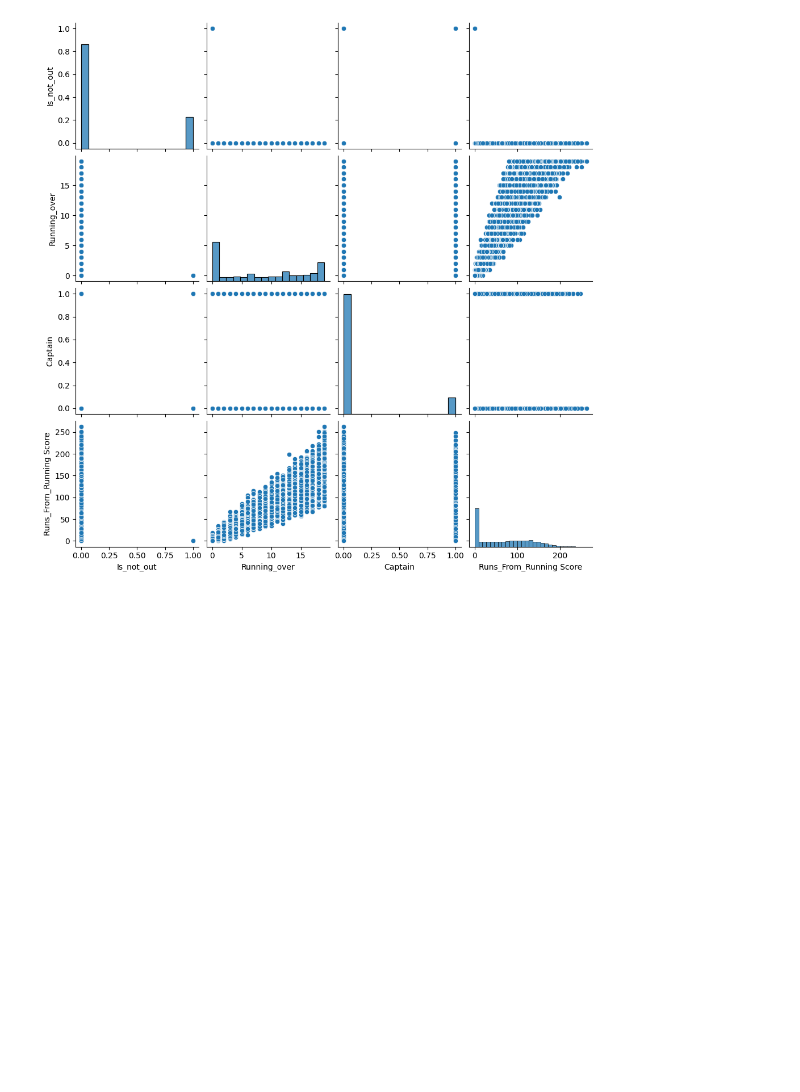
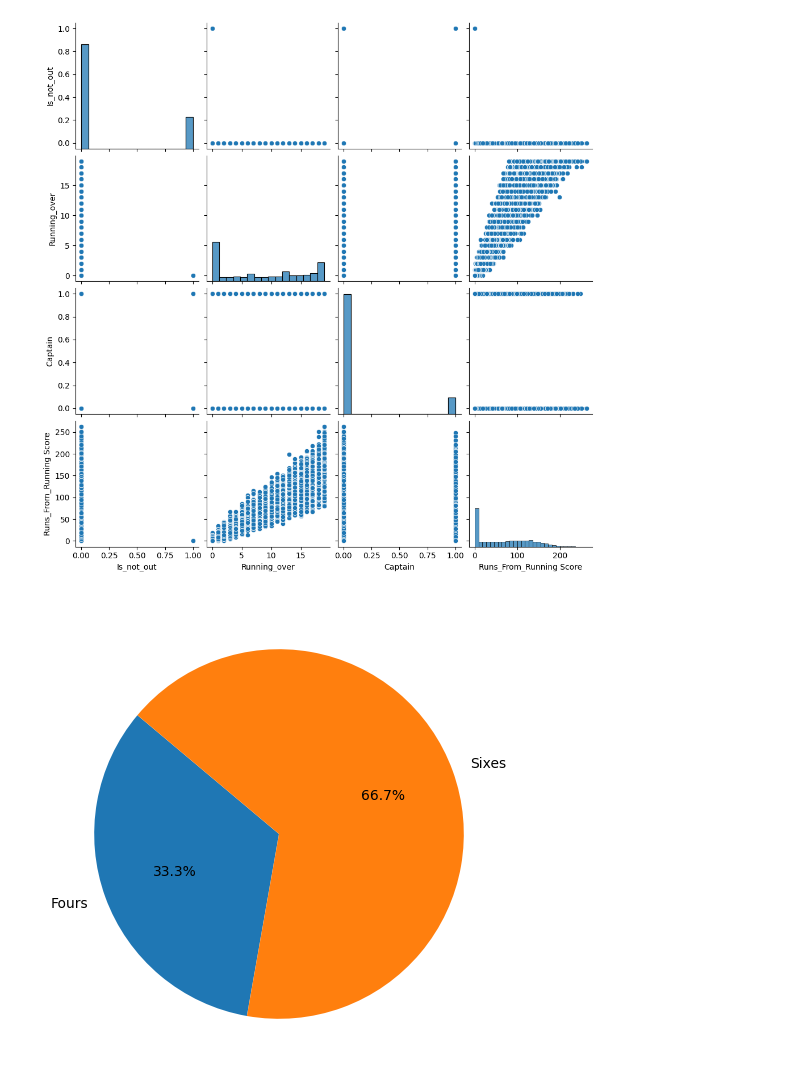
Before and after one commit to Arijit231998/Dataset-projects, a Jupyter notebook: all_season_batting_card.ipynb, the cells around one changed output. Saved outputs shown, nothing was run; the diff lists cells and outputs as text; code cells hidden in the pictures; blank space fills up the shorter version.

Commit message:
added pie chart  for fours and sixes

```diff
--- a/all_season_batting_card.ipynb
+++ b/all_season_batting_card.ipynb
@@ -845,3 +845,12 @@ plt.show()
 # %% [output]
 <Figure size 2000x600 with 0 Axes>
 [figure]
+# %%
+import matplotlib.pyplot as plt
+labels = ['Fours','Sixes']
+sizes = [15, 30]
+plt.figure(figsize=(20, 6))
+plt.pie(sizes, labels=labels, autopct='%1.1f%%', startangle=140)
+plt.show()
+# %% [output]
+[figure, added]
```
